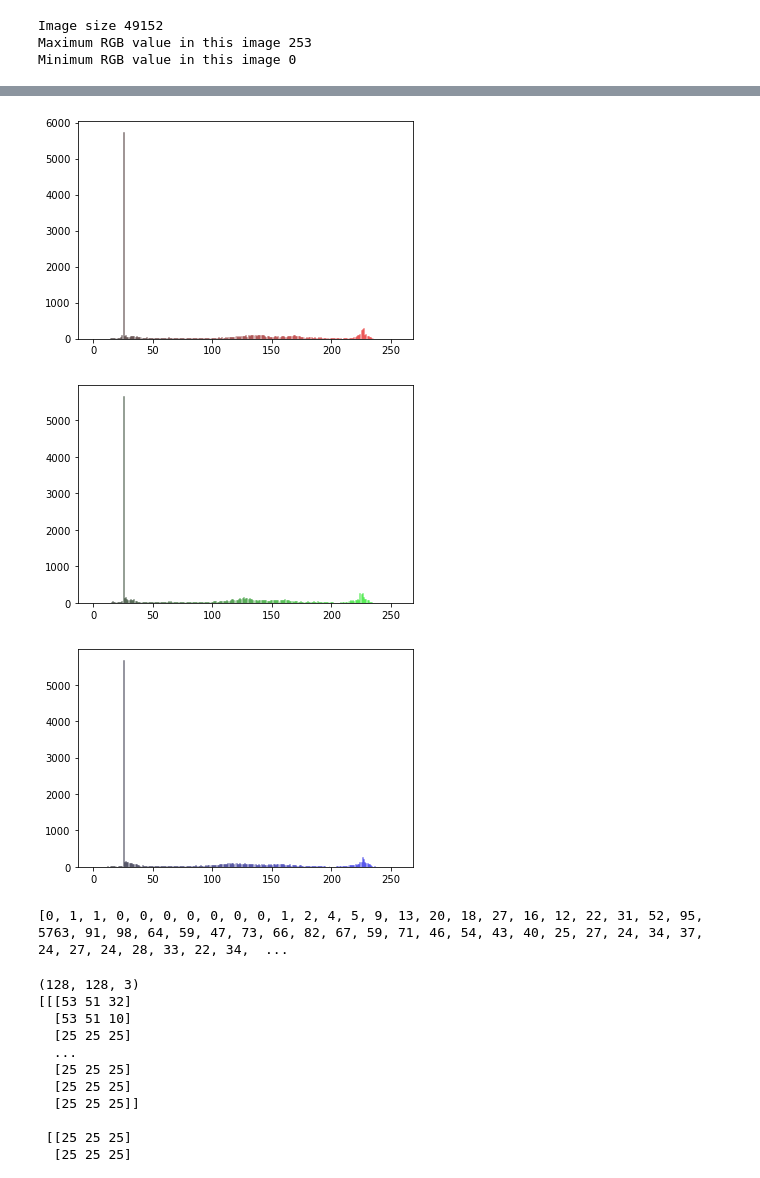
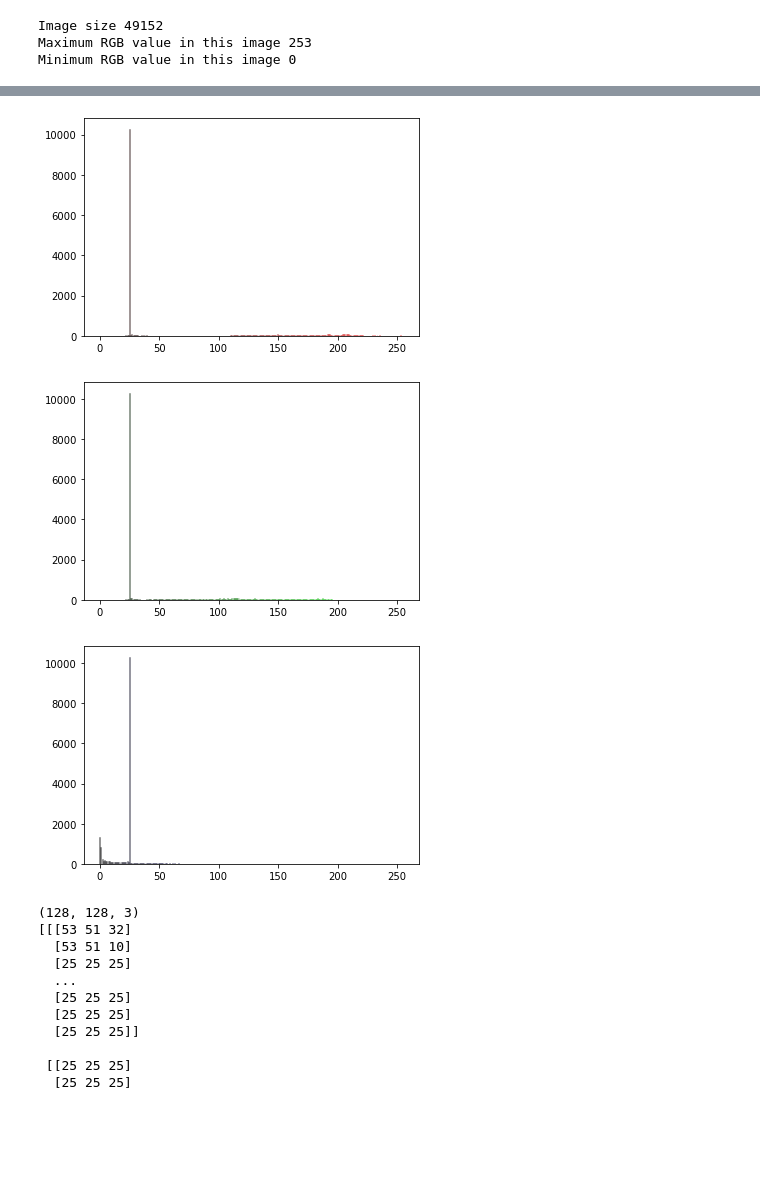
Before and after one commit to thiphan94/TER-Project-2022, a Jupyter notebook: Ter.ipynb, the cells around one changed output, grey strips where cells are left out. Cells and saved outputs as stored; diff of their text form; code cells hidden in the pictures; blank space fills up the shorter version.

```diff
--- a/Ter.ipynb
+++ b/Ter.ipynb
@@ -126,7 +129,7 @@ def getBlue(blueVal):
 
     return '#%02x%02x%02x' % (0, 0, blueVal)
 
-image = Image.open('archive/coil-100/coil-100/obj9__0.png')
+image = Image.open('archive/coil-100/coil-100/obj1__0.png')
 
 # Modify the color of two pixels
 
@@ -175,38 +178,36 @@ plt.figure(0)
 for i in range(0, 256):
 
     plt.bar(i, l1[i], color = getRed(i), edgecolor=getRed(i), alpha=0.3)
 
 
 
 # G histogram
 
 plt.figure(1)
 
 for i in range(0, 256):
 
     plt.bar(i, l2[i], color = getGreen(i), edgecolor=getGreen(i),alpha=0.3)
 
 
 
 
 
 # B histogram
 
 plt.figure(2)
 
 for i in range(0, 256):
 
     plt.bar(i, l3[i], color = getBlue(i), edgecolor=getBlue(i),alpha=0.3)
 
 
 
 plt.show()
-print(l1)
 # %% [output]
-[figure, old version]
+[figure, new version]
-[figure, old version]
+[figure, new version]
-[figure, old version]
+[figure, new version]
-[0, 1, 1, 0, 0, 0, 0, 0, 0, 0, 1, 2, 4, 5, 9, 13, 20, 18, 27, 16, 12, 22, 31, 52, 95, 5763, 91, 98, 64, 59, 47, 73, 66, 82, 67, 59, 71, 46, 54, 43, 40, 25, 27, 24, 34, 37, 24, 27, 24, 28, 33, 22, 34,  ...
 # %%
 img_array = np.array(img)
 
```
Also changed, not shown: parts of 16 cells of this notebook.
